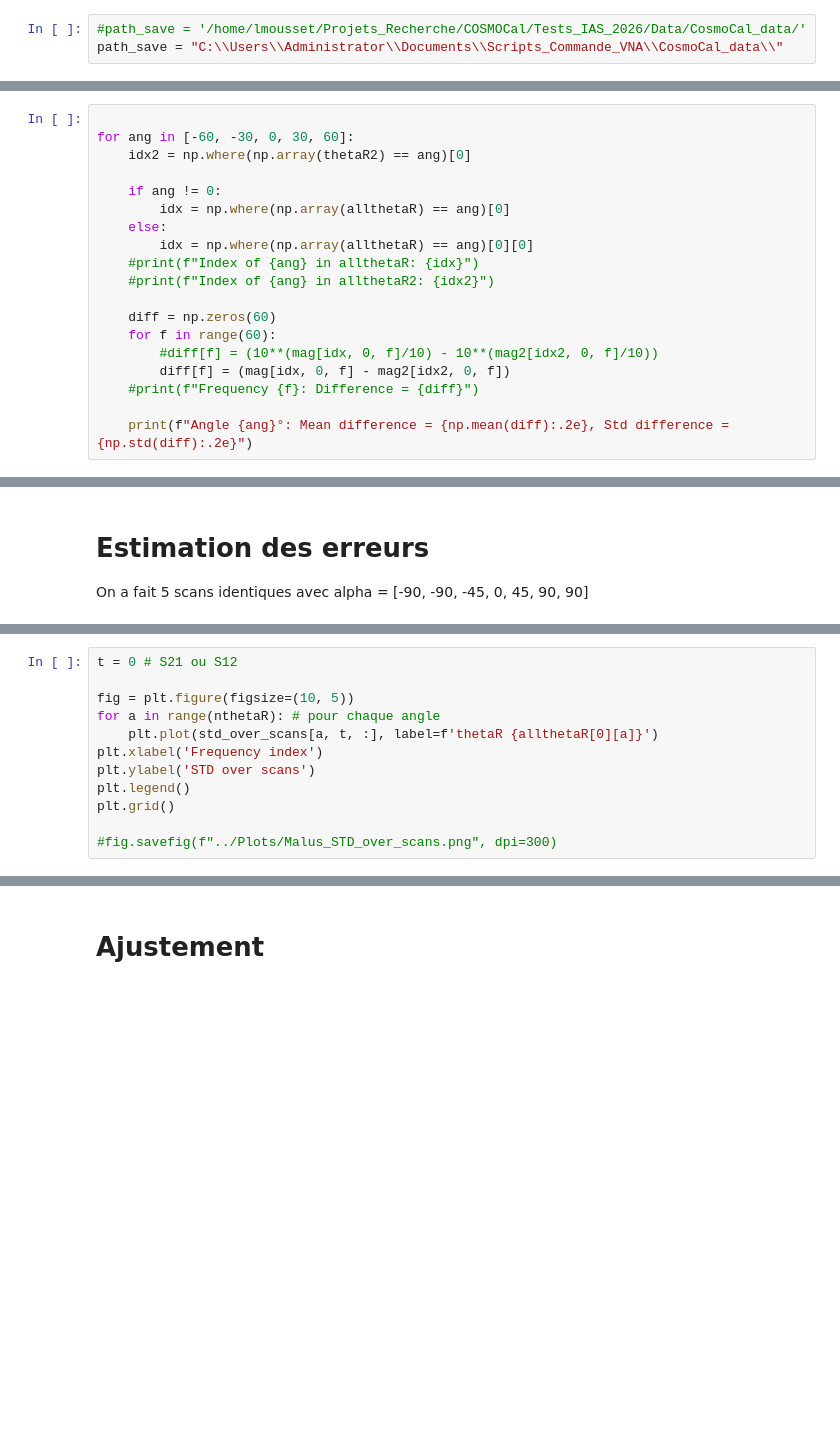
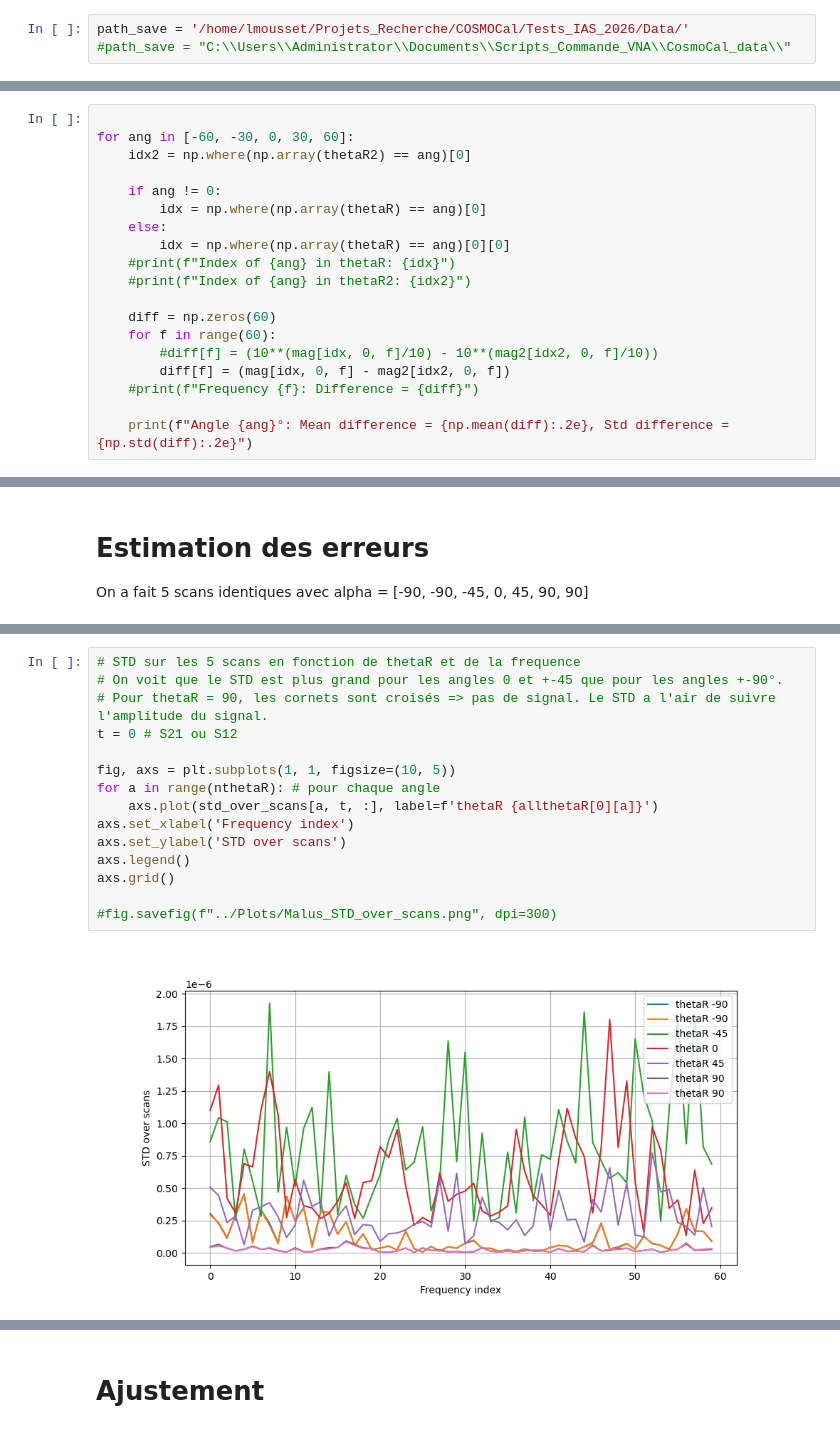
Before and after one commit to mousset/COSMOCal, a Jupyter notebook: Analyse_Malus_thetaR.ipynb, the cells around one changed output, grey strips where cells are left out. Drawn from its saved outputs; the diff is of its cells as text; blank space fills up the shorter version.

```diff
--- a/Analyse_Malus_thetaR.ipynb
+++ b/Analyse_Malus_thetaR.ipynb
@@ -25,6 +43,6 @@ def has_key(hdul, key='THETA_R'):
 # %%
-#path_save = '/home/lmousset/Projets_Recherche/COSMOCal/Tests_IAS_2026/Data/CosmoCal_data/'
-path_save = "C:\\Users\\Administrator\\Documents\\Scripts_Commande_VNA\\CosmoCal_data\\"
+path_save = '/home/lmousset/Projets_Recherche/COSMOCal/Tests_IAS_2026/Data/'
+#path_save = "C:\\Users\\Administrator\\Documents\\Scripts_Commande_VNA\\CosmoCal_data\\"
 # %% [markdown]
 
 
@@ -165,11 +234,11 @@ for ang in [-60, -30, 0, 30, 60]:
     idx2 = np.where(np.array(thetaR2) == ang)[0]
 
     if ang != 0:
-        idx = np.where(np.array(allthetaR) == ang)[0]
+        idx = np.where(np.array(thetaR) == ang)[0]
     else:
-        idx = np.where(np.array(allthetaR) == ang)[0][0]
-    #print(f"Index of {ang} in allthetaR: {idx}")
-    #print(f"Index of {ang} in allthetaR2: {idx2}")
+        idx = np.where(np.array(thetaR) == ang)[0][0]
+    #print(f"Index of {ang} in thetaR: {idx}")
+    #print(f"Index of {ang} in thetaR2: {idx2}")
 
     diff = np.zeros(60)
     for f in range(60):
@@ -258,12 +356,17 @@ print(mean_over_scans.shape)
 # %%
+# STD sur les 5 scans en fonction de thetaR et de la frequence
+# On voit que le STD est plus grand pour les angles 0 et +-45 que pour les angles +-90°.
+# Pour thetaR = 90, les cornets sont croisés => pas de signal. Le STD a l'air de suivre l'amplitude du signal.
 t = 0 # S21 ou S12
 
-fig = plt.figure(figsize=(10, 5))
+fig, axs = plt.subplots(1, 1, figsize=(10, 5))
 for a in range(nthetaR): # pour chaque angle
-    plt.plot(std_over_scans[a, t, :], label=f'thetaR {allthetaR[0][a]}')
-plt.xlabel('Frequency index')
-plt.ylabel('STD over scans')
-plt.legend()
-plt.grid()
+    axs.plot(std_over_scans[a, t, :], label=f'thetaR {allthetaR[0][a]}')
+axs.set_xlabel('Frequency index')
+axs.set_ylabel('STD over scans')
+axs.legend()
+axs.grid()
 
 #fig.savefig(f"../Plots/Malus_STD_over_scans.png", dpi=300)
+# %% [output]
+[figure, added]
```
Also changed, not shown: parts of 28 cells of this notebook, 2 other files.
